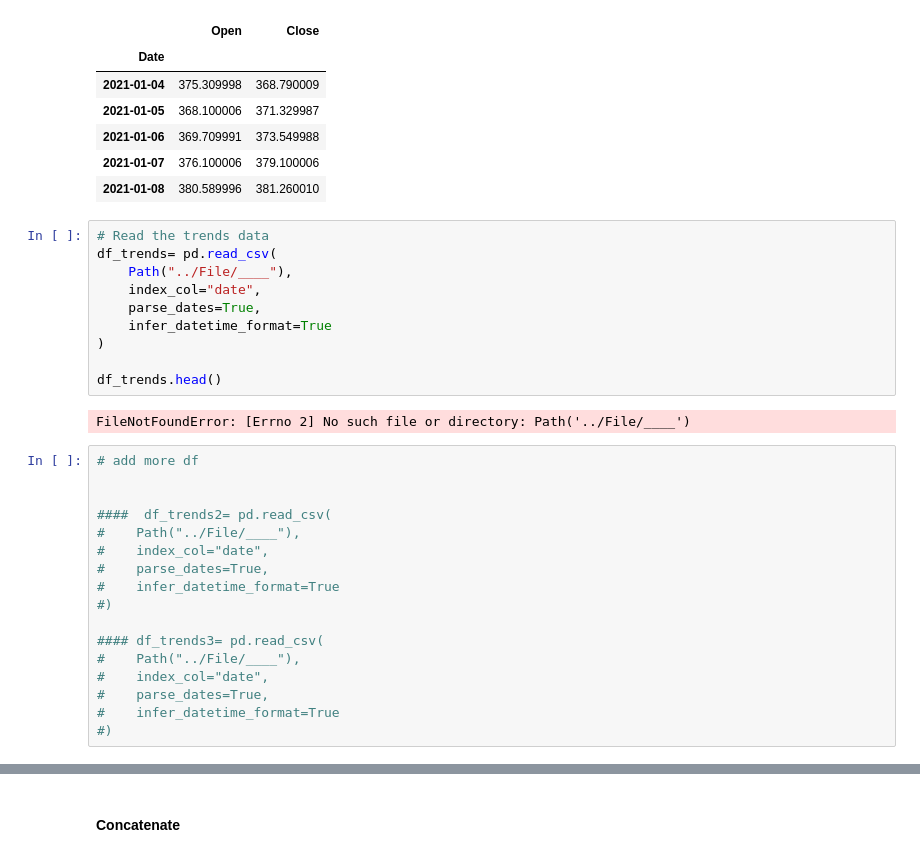
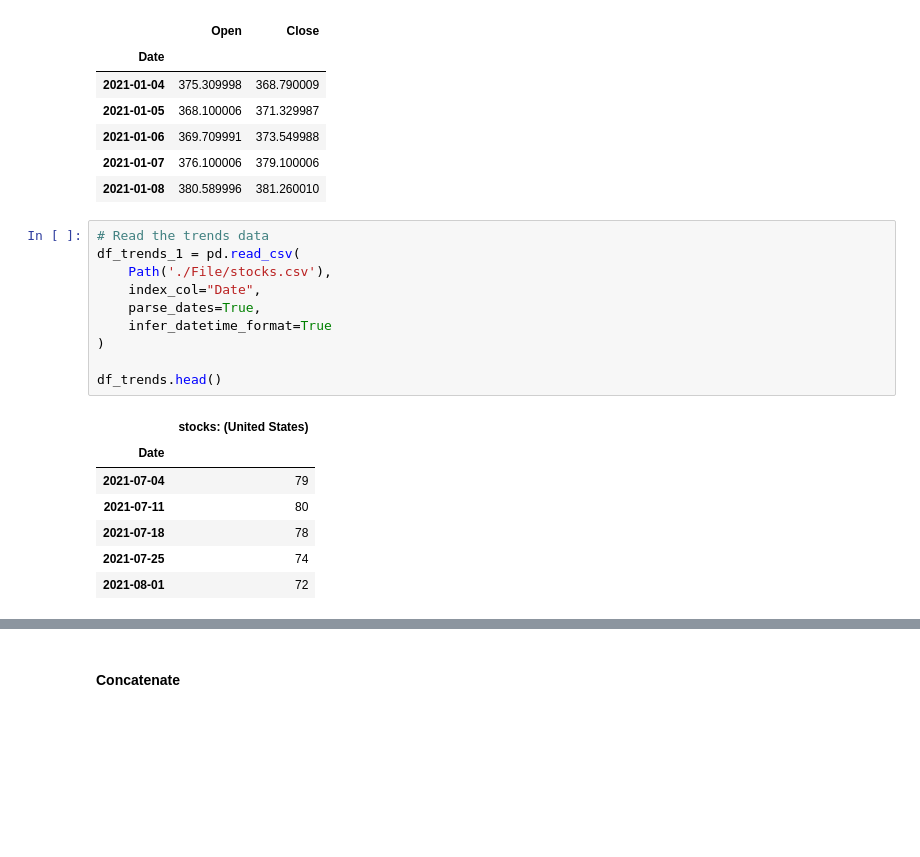
Before and after one commit to aarch23/OptYx, a Jupyter notebook: Google Trends/stockgoogle.ipynb, the cells around one changed output, grey strips where cells are left out. Saved outputs shown, nothing was run; the diff lists cells and outputs as text; blank space fills up the shorter version.

Commit message:
google trends and sentiment update

```diff
--- a/Google Trends/stockgoogle.ipynb
+++ b/Google Trends/stockgoogle.ipynb
@@ -35,30 +34,19 @@ spy_data.head()
 | 2021-01-08 | 380.589996 | 381.260010 |
 # %%
 # Read the trends data
-df_trends= pd.read_csv(
-    Path("../File/____"),
-    index_col="date",
+df_trends_1 = pd.read_csv(
+    Path('./File/stocks.csv'),
+    index_col="Date",
     parse_dates=True,
     infer_datetime_format=True
 )
 
 df_trends.head()
 # %% [output]
-FileNotFoundError: [Errno 2] No such file or directory: Path('../File/____')
+|  | stocks: (United States) |
+| Date |  |
+| 2021-07-04 | 79 |
+| 2021-07-11 | 80 |
+| 2021-07-18 | 78 |
+| 2021-07-25 | 74 |
+| 2021-08-01 | 72 |
-# %%
-# add more df
-
-
-####  df_trends2= pd.read_csv(
-#    Path("../File/____"),
-#    index_col="date",
-#    parse_dates=True,
-#    infer_datetime_format=True
-#)
-
-#### df_trends3= pd.read_csv(
-#    Path("../File/____"),
-#    index_col="date",
-#    parse_dates=True,
-#    infer_datetime_format=True
-#)
```
Also changed, not shown: parts of 8 cells of this notebook, 6 other files.
